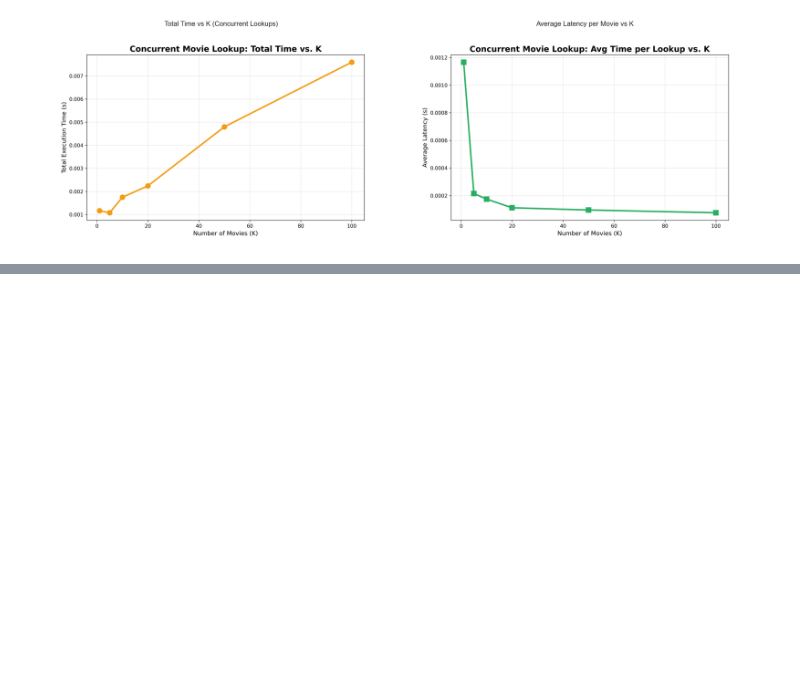
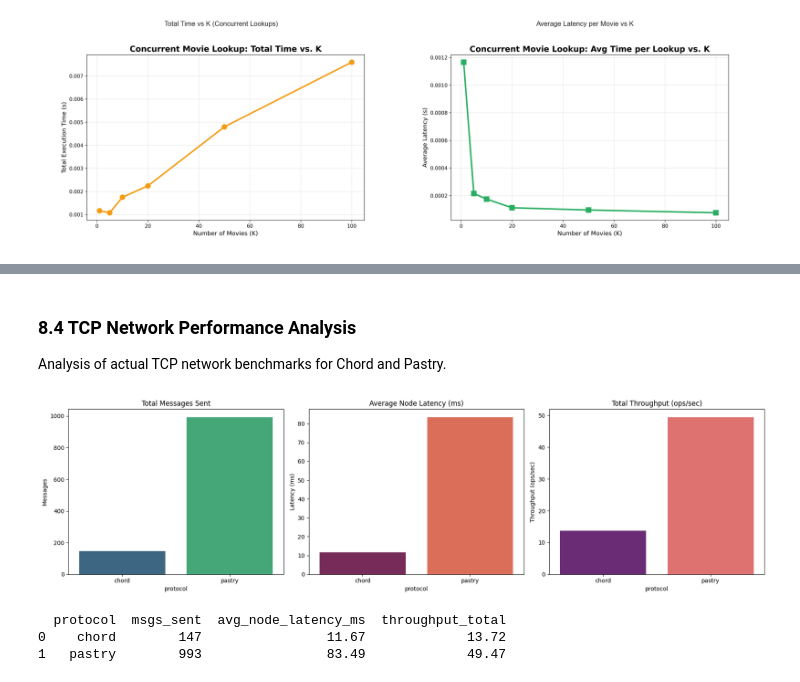
Before and after one commit to AggelosVer/Texnologies-Apokentrwmenwn-Dedomenwn, a Jupyter notebook: analysis_notebook.ipynb, the cells around one changed output, grey strips where cells are left out. Drawn from its saved outputs; the diff is of its cells as text; code cells hidden in the pictures; blank space fills up the shorter version.

```diff
--- a/analysis_notebook.ipynb
+++ b/analysis_notebook.ipynb
@@ -488,0 +521,47 @@ plt.show()
+# %% [markdown]
+### 8.4 TCP Network Performance Analysis
+Analysis of actual TCP network benchmarks for Chord and Pastry.
+# %%
+import json
+import matplotlib.pyplot as plt
+import seaborn as sns
+import pandas as pd
+
+# Load network performance report
+try:
+    with open('network_performance_report.json', 'r') as f:
+        network_data = json.load(f)
+
+    df_net = pd.DataFrame(network_data)
+
+    # Plotting
+    fig, axes = plt.subplots(1, 3, figsize=(18, 5))
+
+    # Messages Sent
+    sns.barplot(x='protocol', y='msgs_sent', hue='protocol', data=df_net, ax=axes[0], palette='viridis', legend=False)
+    axes[0].set_title('Total Messages Sent')
+    axes[0].set_ylabel('Messages')
+
+    # Average Latency
+    sns.barplot(x='protocol', y='avg_node_latency_ms', hue='protocol', data=df_net, ax=axes[1], palette='rocket', legend=False)
+    axes[1].set_title('Average Node Latency (ms)')
+    axes[1].set_ylabel('Latency (ms)')
+
+    # Throughput
+    sns.barplot(x='protocol', y='throughput_total', hue='protocol', data=df_net, ax=axes[2], palette='magma', legend=False)
+    axes[2].set_title('Total Throughput (ops/sec)')
+    axes[2].set_ylabel('Throughput (ops/sec)')
+
+    plt.tight_layout()
+    plt.show()
+
+    # Display table
+    print(df_net[['protocol', 'msgs_sent', 'avg_node_latency_ms', 'throughput_total']])
+
+except FileNotFoundError:
+    print("network_performance_report.json not found. Please run benchmark_tcp_network.py first.")
+# %% [output]
+[figure, added]
+  protocol  msgs_sent  avg_node_latency_ms  throughput_total
+0    chord        147                11.67             13.72
+1   pastry        993                83.49             49.47
```
Also changed, not shown: parts of 2 cells of this notebook, 7 other files.
